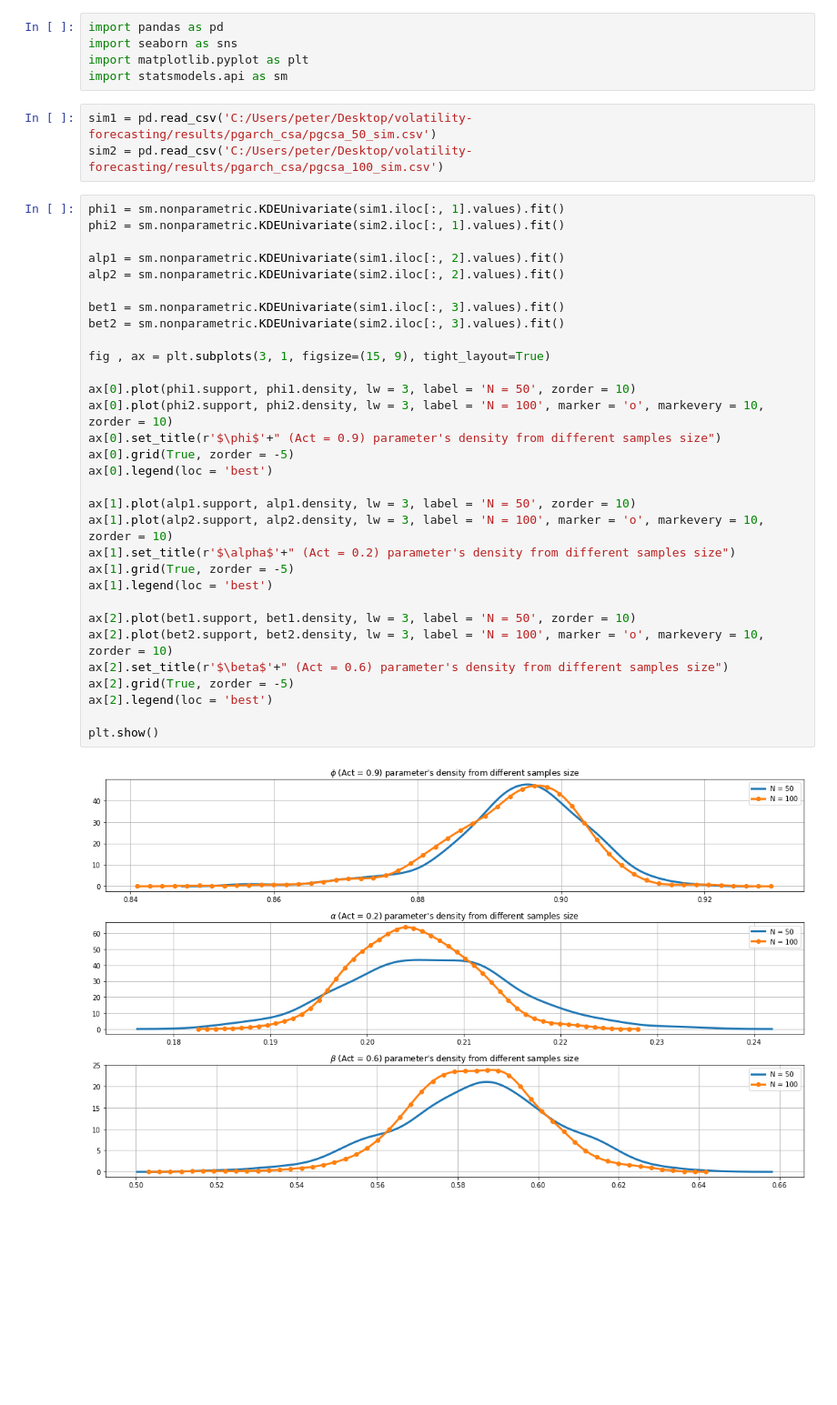
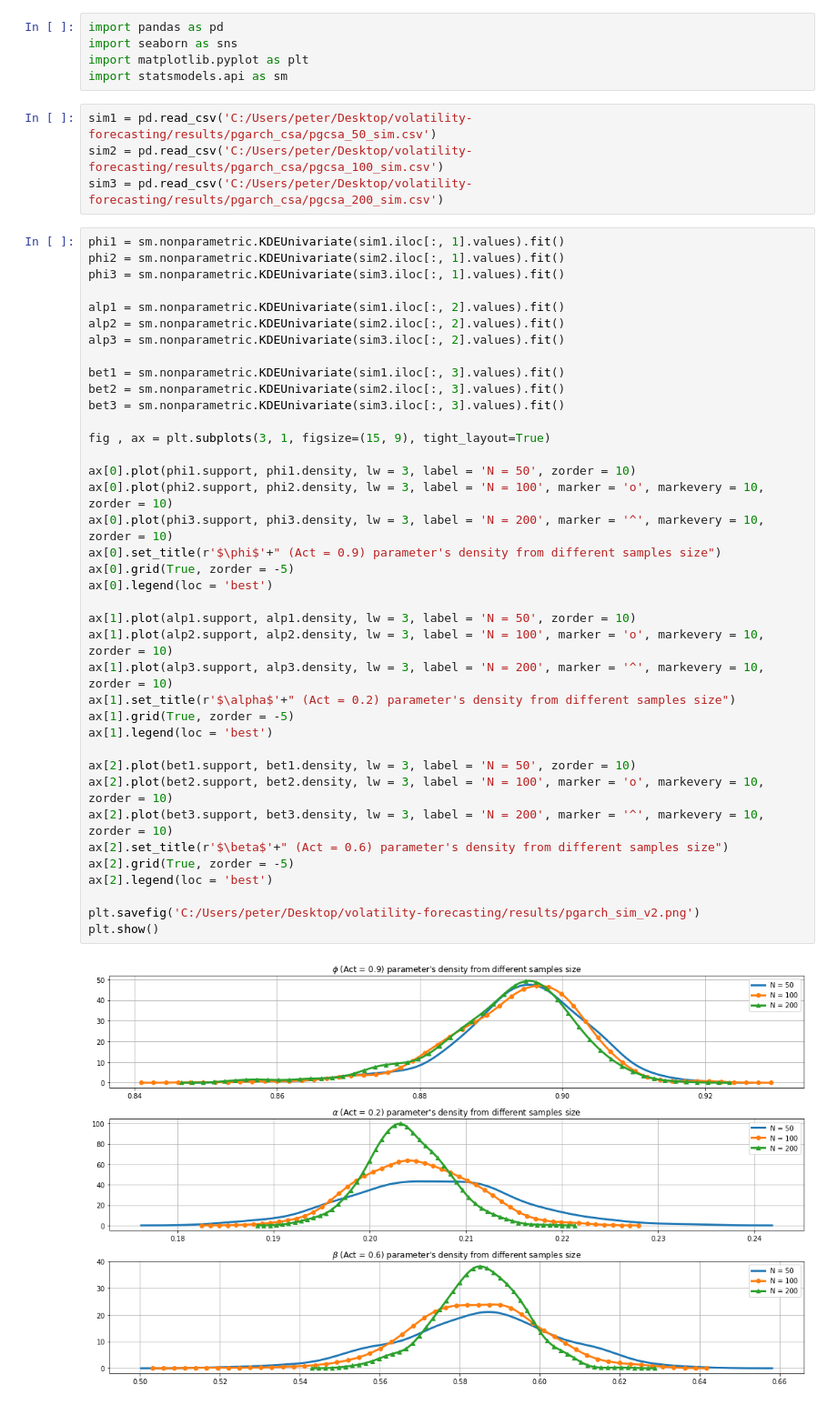
Before and after one commit to NemesiP/volatility-forecasting, a Jupyter notebook: Examples/Panel_GARCH_CSA_v2.ipynb, the cells around one changed output. Shown at 91% size. Drawn from its saved outputs; the diff is of its cells as text; blank space fills up the shorter version.

Commit message:
Plot updated in Panel GARCH CSA v2

```diff
--- a/Examples/Panel_GARCH_CSA_v2.ipynb
+++ b/Examples/Panel_GARCH_CSA_v2.ipynb
@@ -6,36 +6,44 @@ import statsmodels.api as sm
 # %%
 sim1 = pd.read_csv('C:/Users/peter/Desktop/volatility-forecasting/results/pgarch_csa/pgcsa_50_sim.csv')
 sim2 = pd.read_csv('C:/Users/peter/Desktop/volatility-forecasting/results/pgarch_csa/pgcsa_100_sim.csv')
+sim3 = pd.read_csv('C:/Users/peter/Desktop/volatility-forecasting/results/pgarch_csa/pgcsa_200_sim.csv')
 # %%
 phi1 = sm.nonparametric.KDEUnivariate(sim1.iloc[:, 1].values).fit()
 phi2 = sm.nonparametric.KDEUnivariate(sim2.iloc[:, 1].values).fit()
+phi3 = sm.nonparametric.KDEUnivariate(sim3.iloc[:, 1].values).fit()
 
 alp1 = sm.nonparametric.KDEUnivariate(sim1.iloc[:, 2].values).fit()
 alp2 = sm.nonparametric.KDEUnivariate(sim2.iloc[:, 2].values).fit()
+alp3 = sm.nonparametric.KDEUnivariate(sim3.iloc[:, 2].values).fit()
 
 bet1 = sm.nonparametric.KDEUnivariate(sim1.iloc[:, 3].values).fit()
 bet2 = sm.nonparametric.KDEUnivariate(sim2.iloc[:, 3].values).fit()
+bet3 = sm.nonparametric.KDEUnivariate(sim3.iloc[:, 3].values).fit()
 
 fig , ax = plt.subplots(3, 1, figsize=(15, 9), tight_layout=True)
 
 ax[0].plot(phi1.support, phi1.density, lw = 3, label = 'N = 50', zorder = 10)
 ax[0].plot(phi2.support, phi2.density, lw = 3, label = 'N = 100', marker = 'o', markevery = 10, zorder = 10)
+ax[0].plot(phi3.support, phi3.density, lw = 3, label = 'N = 200', marker = '^', markevery = 10, zorder = 10)
 ax[0].set_title(r'$\phi$'+" (Act = 0.9) parameter's density from different samples size")
 ax[0].grid(True, zorder = -5)
 ax[0].legend(loc = 'best')
 
 ax[1].plot(alp1.support, alp1.density, lw = 3, label = 'N = 50', zorder = 10)
 ax[1].plot(alp2.support, alp2.density, lw = 3, label = 'N = 100', marker = 'o', markevery = 10, zorder = 10)
+ax[1].plot(alp3.support, alp3.density, lw = 3, label = 'N = 200', marker = '^', markevery = 10, zorder = 10)
 ax[1].set_title(r'$\alpha$'+" (Act = 0.2) parameter's density from different samples size")
 ax[1].grid(True, zorder = -5)
 ax[1].legend(loc = 'best')
 
 ax[2].plot(bet1.support, bet1.density, lw = 3, label = 'N = 50', zorder = 10)
 ax[2].plot(bet2.support, bet2.density, lw = 3, label = 'N = 100', marker = 'o', markevery = 10, zorder = 10)
+ax[2].plot(bet3.support, bet3.density, lw = 3, label = 'N = 200', marker = '^', markevery = 10, zorder = 10)
 ax[2].set_title(r'$\beta$'+" (Act = 0.6) parameter's density from different samples size")
 ax[2].grid(True, zorder = -5)
 ax[2].legend(loc = 'best')
 
+plt.savefig('C:/Users/peter/Desktop/volatility-forecasting/results/pgarch_sim_v2.png')
 plt.show()
 # %% [output]
-[figure, old version]
+[figure, new version]
```
Also changed, not shown: 1 other file.
